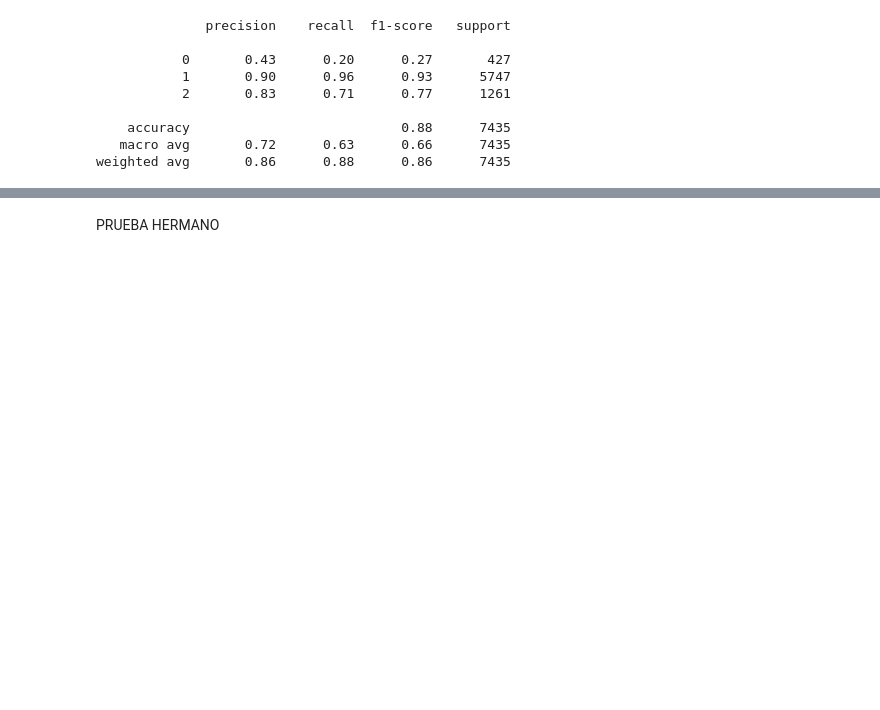
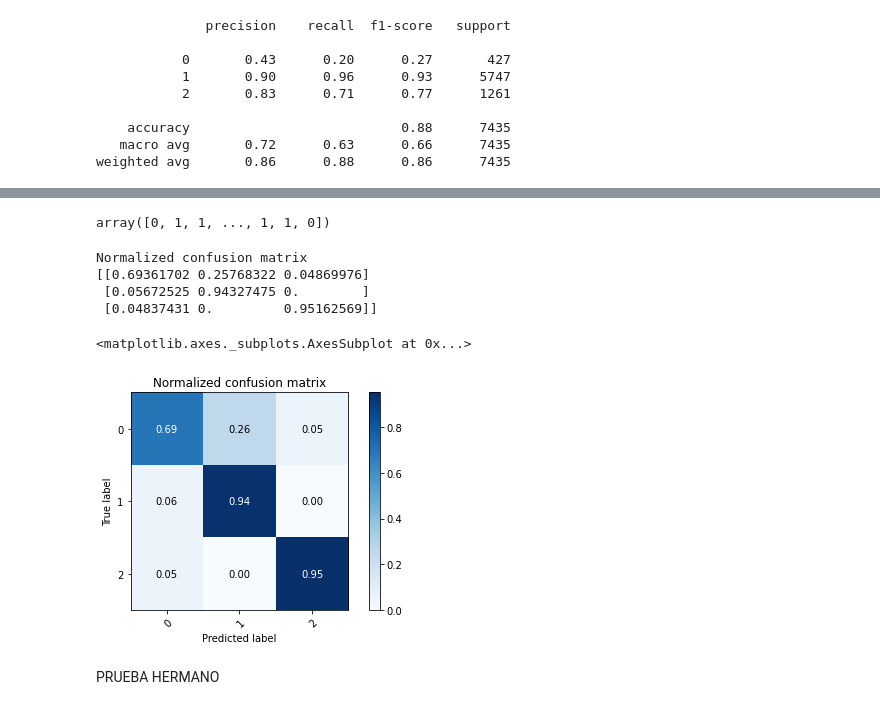
Before and after one commit to sergiobm3/ESI_MachineLearning, a Jupyter notebook: Group SSJ - TFIDF.ipynb, the cells around one changed output, grey strips where cells are left out. Drawn from its saved outputs; the diff is of its cells as text; code cells hidden in the pictures; blank space fills up the shorter version.

```diff
--- a/Group SSJ - TFIDF.ipynb
+++ b/Group SSJ - TFIDF.ipynb
@@ -208,3 +272,24 @@ weighted avg       0.86      0.88      0.86      7435
+# %%
+X_test_others = X_test.drop(X_test[X_test['target_2']==1].index)
+# %%
+y_pred_target_1 = clf_2.predict(X = X_test_others.drop(['target_1','target_2'],axis=1))
+# %%
+y_pred_target_2
+# %% [output]
+array([0, 1, 1, ..., 1, 1, 0])
+# %%
+y_final = np.concatenate((y_pred_target_1,y_pred_target_2))
+# %%
+y_test = np.concatenate((X_test_others['target_1'],X_test['target_2']))
+# %%
+plot_confusion_matrix(y_test, y_final, classes = unique_labels(y_test, y_final), normalize = True, title = 'Normalized confusion matrix')
+# %% [output]
+Normalized confusion matrix
+[[0.69361702 0.25768322 0.04869976]
+ [0.05672525 0.94327475 0.        ]
+ [0.04837431 0.         0.95162569]]
+<matplotlib.axes._subplots.AxesSubplot at 0x...>
+[figure, added]
 # %% [markdown]
 PRUEBA HERMANO
 # %%
```
Also changed, not shown: parts of 12 cells of this notebook.
